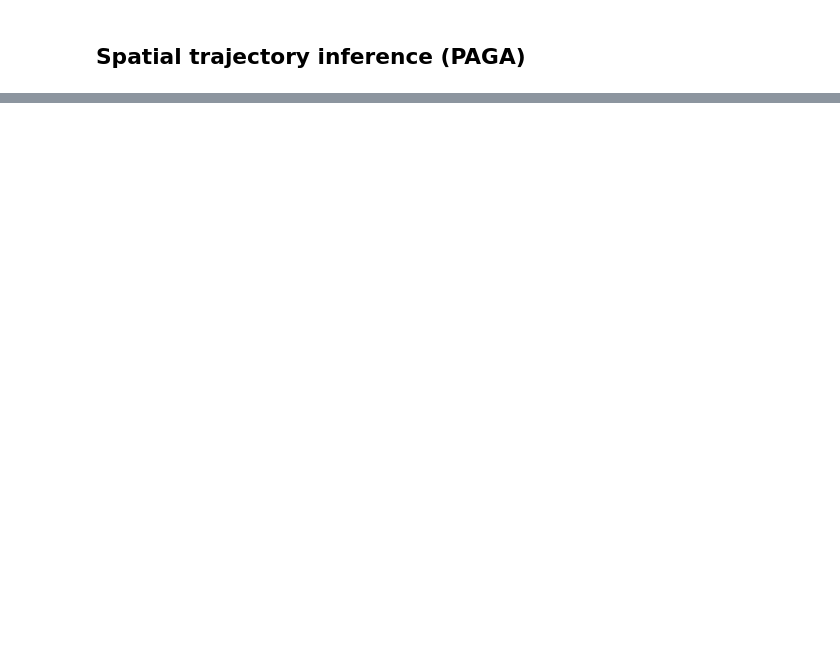
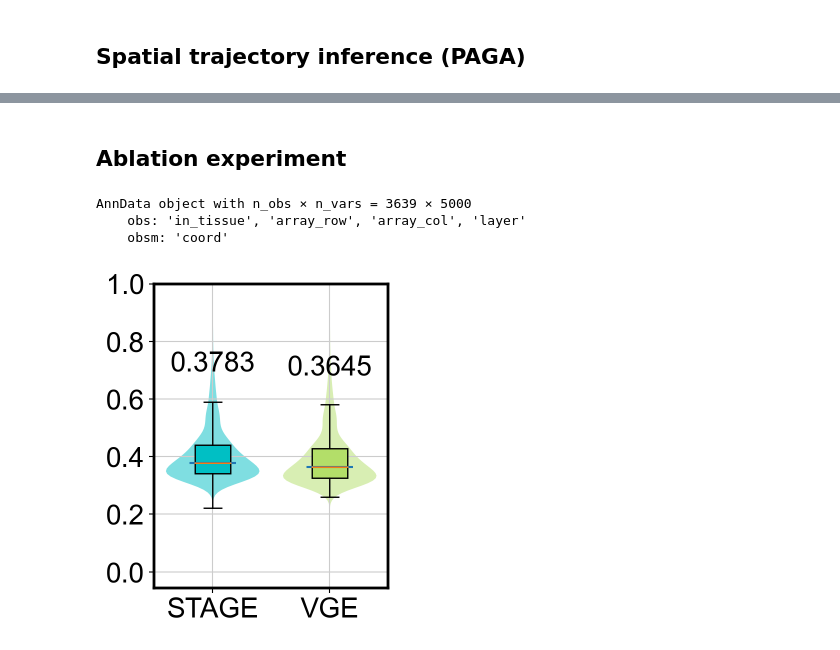
Before and after one commit to zhanglabtools/STAGE, a Jupyter notebook: tutorials/T1_DLPFC_recovery.ipynb, the cells around one changed output, grey strips where cells are left out. Cells and saved outputs as stored; diff of their text form; code cells hidden in the pictures; blank space fills up the shorter version.

```diff
--- a/tutorials/T1_DLPFC_recovery.ipynb
+++ b/tutorials/T1_DLPFC_recovery.ipynb
@@ -141,0 +137,2 @@ sc.pl.paga_compare(used_adata_stage, legend_fontsize=10, frameon=False, size=20,
+# %% [markdown]
+## Ablation experiment
@@ -141,0 +152,58 @@ sc.pl.paga_compare(used_adata_stage, legend_fontsize=10, frameon=False, size=20,
+# %%
+adata_vge
+# %% [output]
+AnnData object with n_obs × n_vars = 3639 × 5000
+    obs: 'in_tissue', 'array_row', 'array_col', 'layer'
+    obsm: 'coord'
+# %%
+pr_stage=np.zeros(shape=(adata_stage.shape[1]))
+pr_vge=np.zeros(shape=(adata_stage.shape[1]))
+used_gene=adata_stage.var.index
+# %%
+for it in tqdm(range(adata_stage.shape[1])):
+    pr_stage[it]=pearsonr(adata_stage[:,used_gene[it]].X.toarray().squeeze(),adata[:,used_gene[it]].X.toarray().squeeze())[0]
+    pr_vge[it]=pearsonr(adata_vge[:,used_gene[it]].X.toarray().squeeze(),adata[:,used_gene[it]].X.toarray().squeeze())[0]
+# %%
+sc.set_figure_params(dpi=100, figsize=(3, 4))
+common_non_nan = np.logical_and(~np.isnan(pr_stage), ~np.isnan(pr_vge))
+pr_stage_common = pr_stage[common_non_nan]
+pr_vge_common = pr_vge[common_non_nan]
+distances = [pr_stage_common, pr_vge_common]
+colors = ["#00BFC4", "#B3DE69"]
+box_color = "grey"
+
+fig, ax = plt.subplots()
+
+boxplot = ax.boxplot(distances, sym='k+', showfliers=False, widths=0.3, patch_artist=True)
+for i, box in enumerate(boxplot['boxes']):
+    box.set_facecolor(colors[i])
+
+
+violinplot = ax.violinplot(distances, showmedians=True, widths=0.8, showextrema=False)
+for partname, part in violinplot.items():
+    if partname == 'bodies':
+        for pc, color in zip(part, colors):
+            pc.set_alpha(0.5)
+            pc.set_facecolor(color)
+
+ax.set_ylim(top=1)
+ax.set_xticks([1, 2])
+ax.set_xticklabels(['STAGE', 'VGE'])
+plt.yticks([0,0.2,0.4,0.6,0.8,1])
+ax = plt.gca()
+for spine in ax.spines.values():
+    spine.set_edgecolor('black')
+    spine.set_linewidth(2)
+ytick_labels = plt.gca().get_yticklabels()
+for label in ytick_labels:
+    label.set_fontsize(20)
+xtick_labels = plt.gca().get_xticklabels()
+for label in xtick_labels:
+    label.set_fontsize(20)
+
+for median, label in zip(boxplot['medians'], ['STAGE', 'VGE']):
+    median_value = median.get_ydata()[0]
+    x_position = median.get_xdata()[0]
+    ax.text(x_position+0.15, median_value+0.3, f'{median_value:.4f}', ha='center', va='bottom', fontsize=20, color='black')
+# %% [output]
+[figure, added]
```
Also changed, not shown: parts of 12 cells of this notebook, 3 other files.
